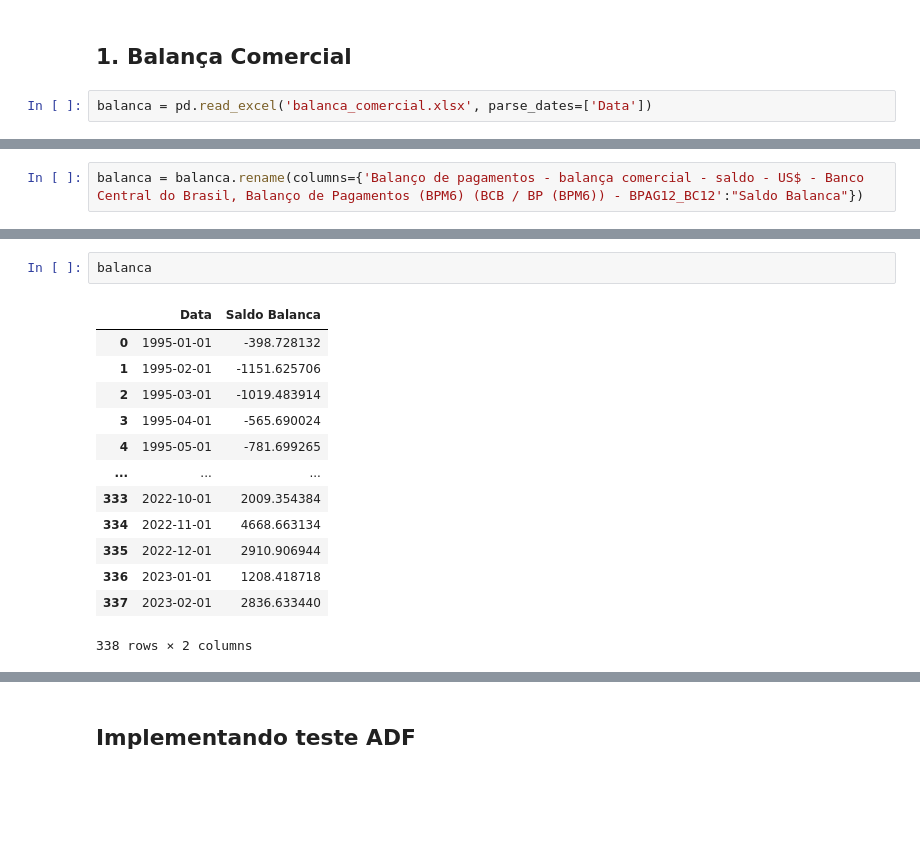
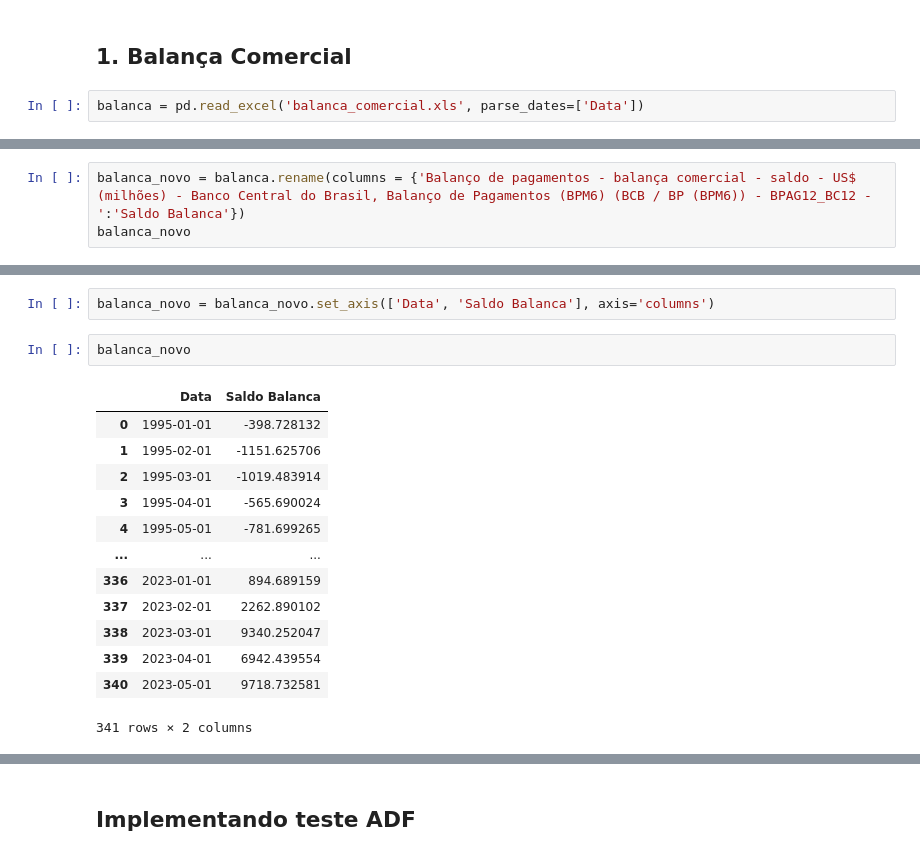
Before and after one commit to vasconceloslz/dados, a Jupyter notebook: Séries.ipynb, the cells around one changed output, grey strips where cells are left out. Saved outputs shown, nothing was run; the diff lists cells and outputs as text; blank space fills up the shorter version.

```diff
--- a/Séries.ipynb
+++ b/Séries.ipynb
@@ -15,4 +17,4 @@ from statsmodels.graphics.tsaplots import plot_pacf, plot_acf
 # %% [markdown]
 ## 1. Balança Comercial ##
 # %%
-balanca = pd.read_excel('balanca_comercial.xlsx', parse_dates=['Data'])
+balanca = pd.read_excel('balanca_comercial.xls', parse_dates=['Data'])
@@ -37,2 +37,3 @@ balanca
 # %%
-balanca = balanca.rename(columns={'Balanço de pagamentos - balança comercial - saldo - US$ - Banco Central do Brasil, Balanço de Pagamentos (BPM6) (BCB / BP (BPM6)) - BPAG12_BC12':"Saldo Balanca"})
+balanca_novo = balanca.rename(columns = {'Balanço de pagamentos - balança comercial - saldo - US$ (milhões) - Banco Central do Brasil, Balanço de Pagamentos (BPM6) (BCB / BP (BPM6)) - BPAG12_BC12 -':'Saldo Balanca'})
+balanca_novo
@@ -39,17 +54,19 @@ balanca = balanca.rename(columns={'Balanço de pagamentos - balança comercial -
+# %%
+balanca_novo = balanca_novo.set_axis(['Data', 'Saldo Balanca'], axis='columns')
 # %%
-balanca
+balanca_novo
 # %% [output]
 |  | Data | Saldo Balanca |
 | 0 | 1995-01-01 | -398.728132 |
 | 1 | 1995-02-01 | -1151.625706 |
 | 2 | 1995-03-01 | -1019.483914 |
 | 3 | 1995-04-01 | -565.690024 |
 | 4 | 1995-05-01 | -781.699265 |
 | ... | ... | ... |
-| 333 | 2022-10-01 | 2009.354384 |
-| 334 | 2022-11-01 | 4668.663134 |
-| 335 | 2022-12-01 | 2910.906944 |
-| 336 | 2023-01-01 | 1208.418718 |
-| 337 | 2023-02-01 | 2836.633440 |
+| 336 | 2023-01-01 | 894.689159 |
+| 337 | 2023-02-01 | 2262.890102 |
+| 338 | 2023-03-01 | 9340.252047 |
+| 339 | 2023-04-01 | 6942.439554 |
+| 340 | 2023-05-01 | 9718.732581 |
-338 rows × 2 columns
+341 rows × 2 columns
 # %%
```
Also changed, not shown: parts of 26 cells of this notebook, 3 other files.
